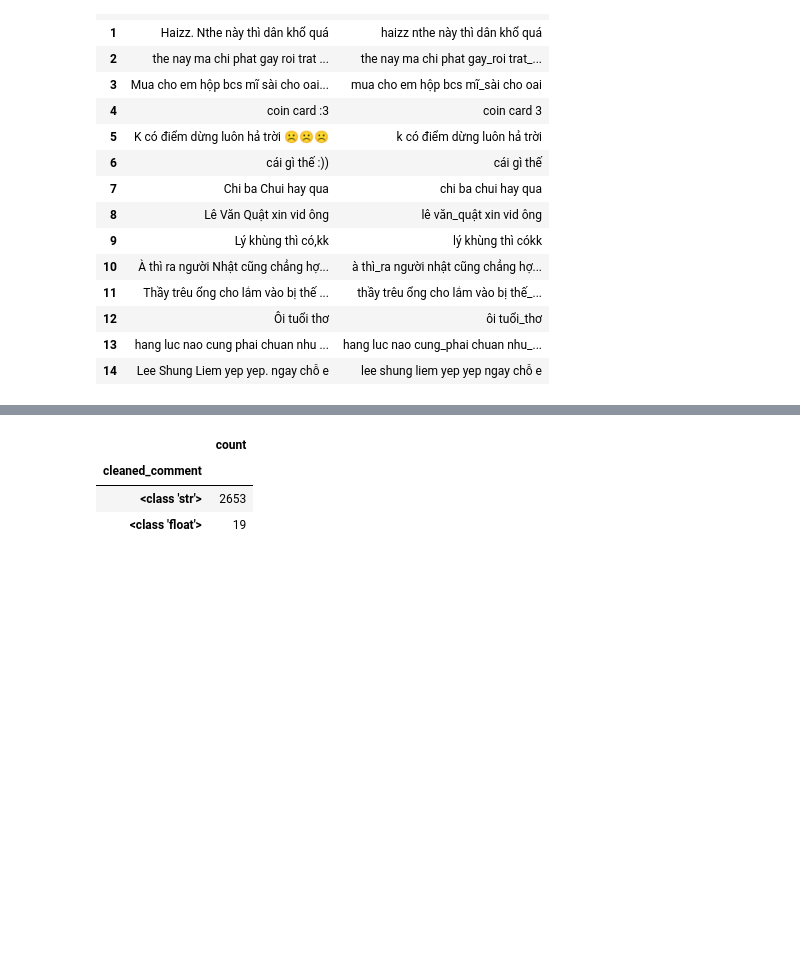
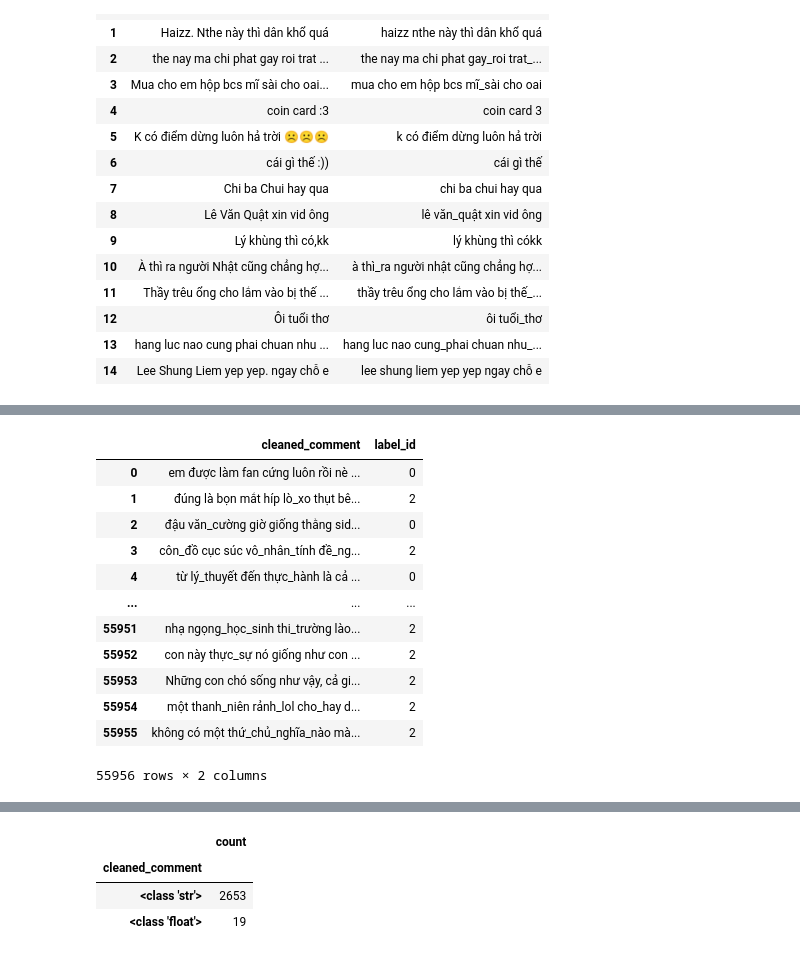
Before and after one commit to DuyMinhDo/Vietnamese-Hate-Speech-Detection, a Jupyter notebook: notebooks/EDA.ipynb, the cells around one changed output, grey strips where cells are left out. Cells and saved outputs as stored; diff of their text form; code cells hidden in the pictures; blank space fills up the shorter version.

```diff
--- a/notebooks/EDA.ipynb
+++ b/notebooks/EDA.ipynb
@@ -367,0 +521,16 @@ test_set[['free_text', 'cleaned_comment']].head(15)
+# %%
+df_balanced
+# %% [output]
+|  | cleaned_comment | label_id |
+| 0 | em được làm fan cứng luôn rồi nè ... | 0 |
+| 1 | đúng là bọn mắt híp lò_xo thụt bê... | 2 |
+| 2 | đậu văn_cường giờ giống thằng sid... | 0 |
+| 3 | côn_đồ cục súc vô_nhân_tính đề_ng... | 2 |
+| 4 | từ lý_thuyết đến thực_hành là cả ... | 0 |
+| ... | ... | ... |
+| 55951 | nhạ ngọng_học_sinh thi_trường lào... | 2 |
+| 55952 | con này thực_sự nó giống như con ... | 2 |
+| 55953 | Những con chó sống như vậy, cả gi... | 2 |
+| 55954 | một thanh_niên rảnh_lol cho_hay d... | 2 |
+| 55955 | không có một thứ_chủ_nghĩa_nào mà... | 2 |
+55956 rows × 2 columns
```
Also changed, not shown: parts of 23 cells of this notebook, 1 other file.
